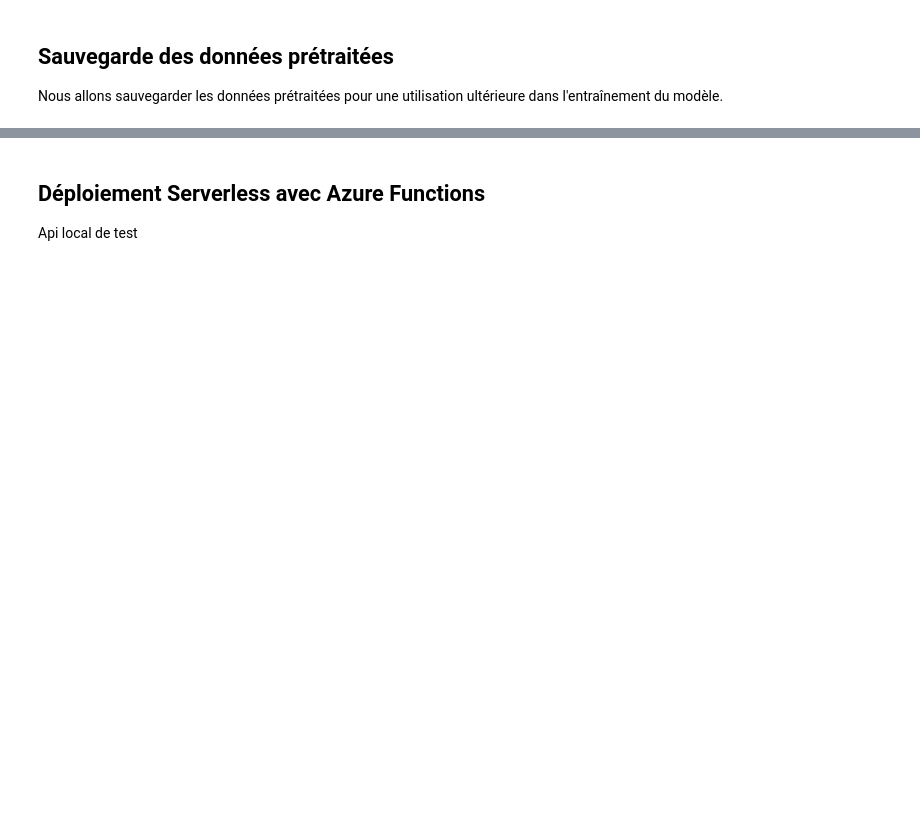
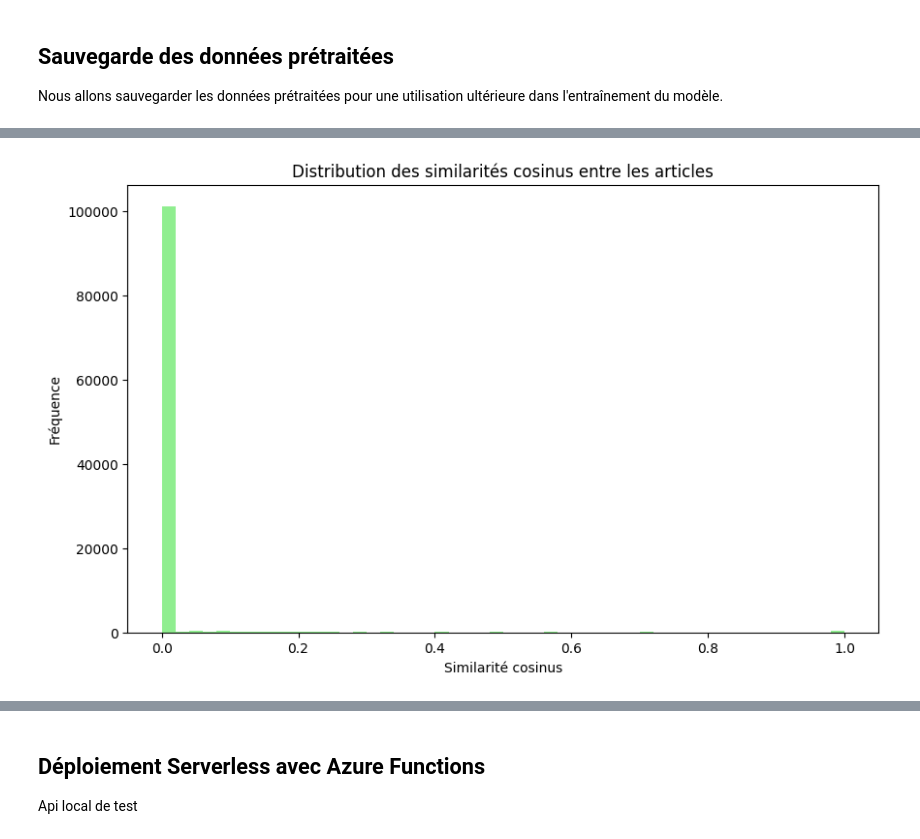
Before and after one commit to emiled107/09_Realiser_une_application_de_recommandation_de_contenu, a Jupyter notebook: notebooks/09_Realiser_une_application_de_recommandation_de_contenu.ipynb, the cells around one changed output, grey strips where cells are left out. Cells and saved outputs as stored; diff of their text form; code cells hidden in the pictures; blank space fills up the shorter version.

```diff
--- a/notebooks/09_Realiser_une_application_de_recommandation_de_contenu.ipynb
+++ b/notebooks/09_Realiser_une_application_de_recommandation_de_contenu.ipynb
@@ -515,0 +598,12 @@ print("Modèles et données préparées sauvegardés.")
+# %%
+# 'article_similarity` est la matrice de similarité cosinus des articles pour le filtrage collaboratif
+similarities = article_similarity.flatten()
+
+plt.figure(figsize=(10, 6))
+plt.hist(similarities, bins=50, color='lightgreen')
+plt.xlabel('Similarité cosinus')
+plt.ylabel('Fréquence')
+plt.title('Distribution des similarités cosinus entre les articles')
+plt.show()
+# %% [output]
+[figure, added]
```
Also changed, not shown: parts of 25 cells of this notebook, 11 other files.
